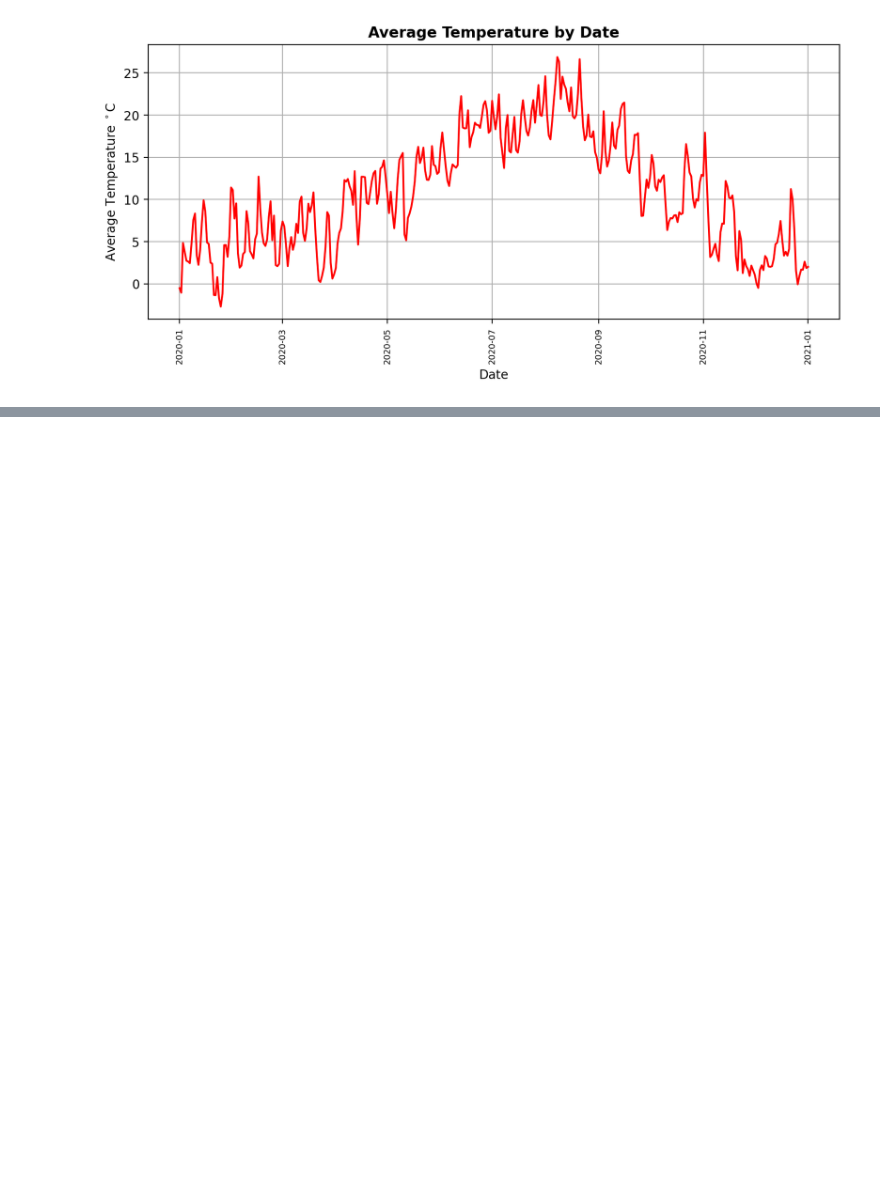
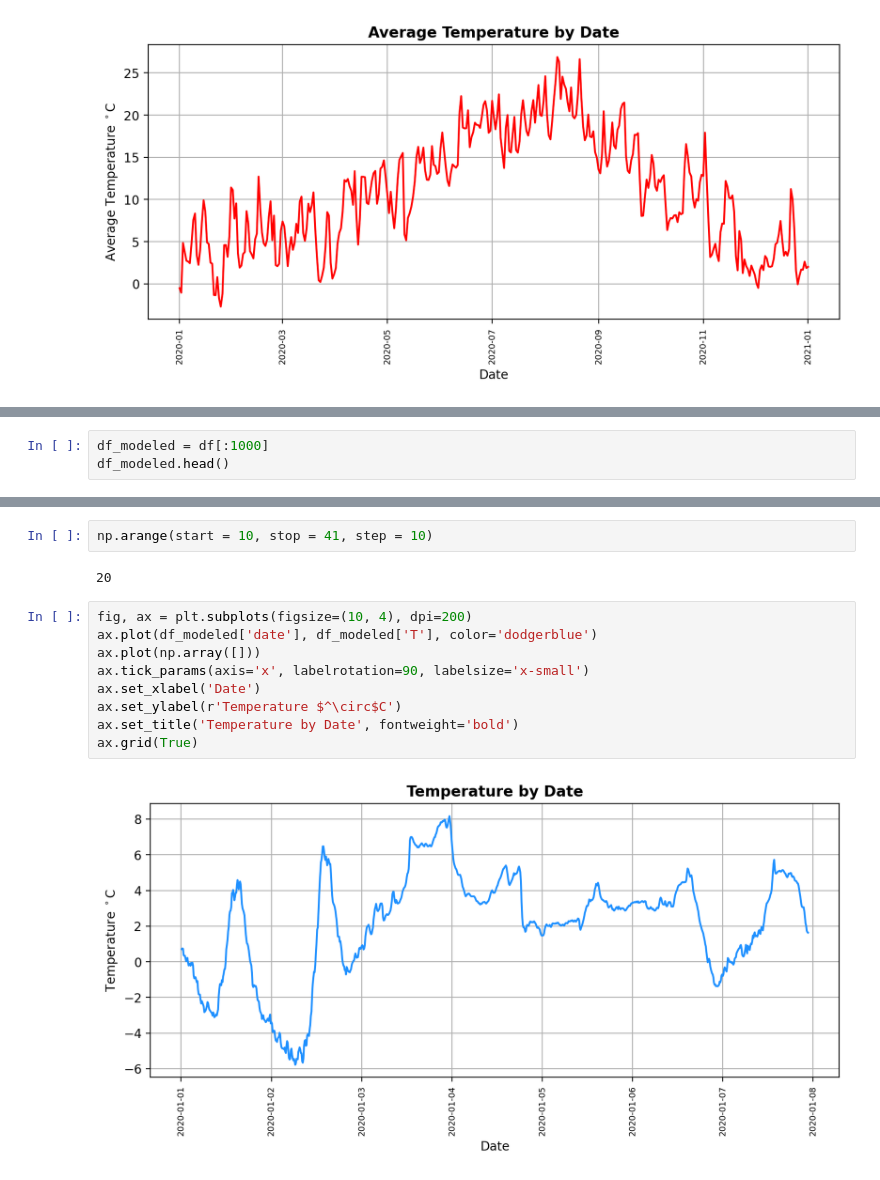
Before and after one commit to bsalisbury1/Projects, a Jupyter notebook: TimeSeriesForecasting/exploration.ipynb, the cells around one changed output, grey strips where cells are left out. Cells and saved outputs as stored; diff of their text form; blank space fills up the shorter version.

Commit message:
Adding a Naive ETS model

```diff
--- a/TimeSeriesForecasting/exploration.ipynb
+++ b/TimeSeriesForecasting/exploration.ipynb
@@ -62,0 +66,3 @@ ax.grid(True)
+# %%
+df_modeled = df[:1000]
+df_modeled.head()
@@ -62,0 +127,15 @@ ax.grid(True)
+# %%
+np.arange(start = 10, stop = 41, step = 10)
+# %% [output]
+20
+# %%
+fig, ax = plt.subplots(figsize=(10, 4), dpi=200)
+ax.plot(df_modeled['date'], df_modeled['T'], color='dodgerblue')
+ax.plot(np.array([]))
+ax.tick_params(axis='x', labelrotation=90, labelsize='x-small')
+ax.set_xlabel('Date')
+ax.set_ylabel(r'Temperature $^\circ$C')
+ax.set_title('Temperature by Date', fontweight='bold')
+ax.grid(True)
+# %% [output]
+[figure, added]
```
Also changed, not shown: parts of 8 cells of this notebook.
